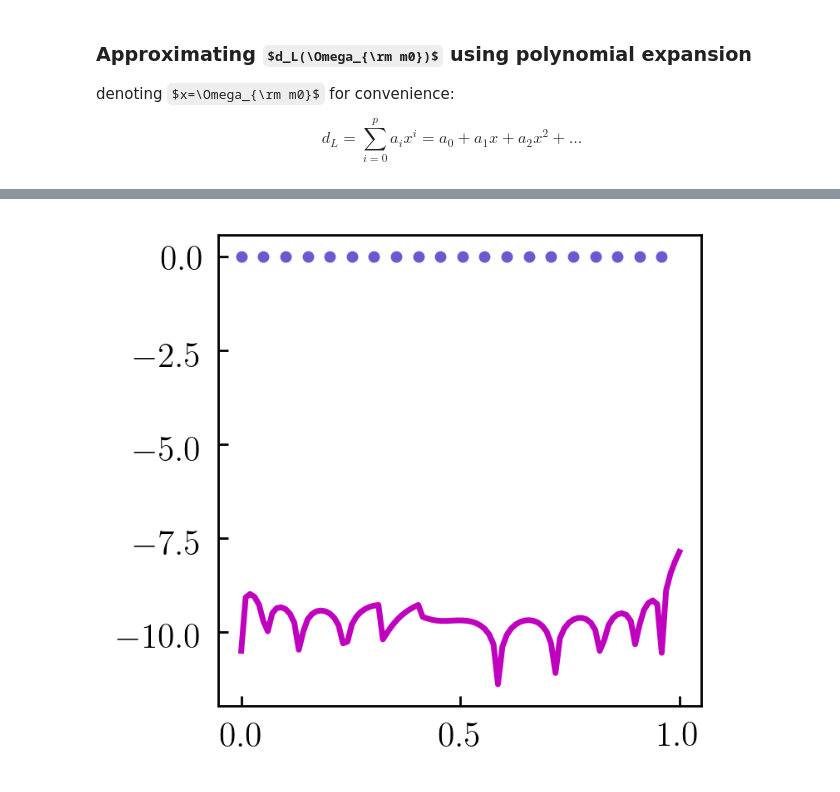
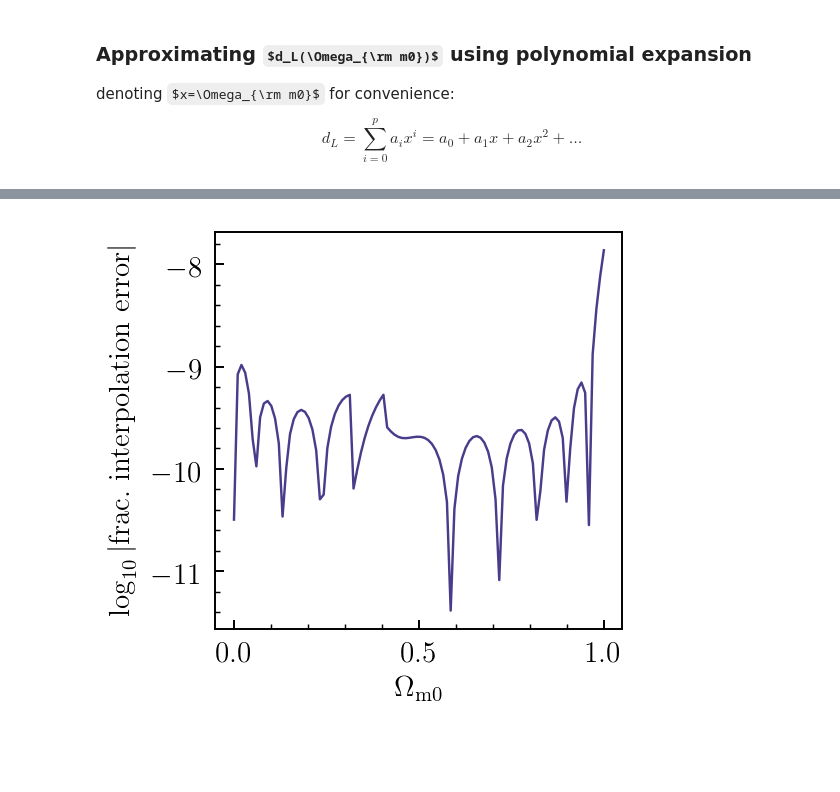
Before and after one commit to a-kravtsov/a211w20, a Jupyter notebook: 02_integration_approximation.ipynb, the cells around one changed output, grey strips where cells are left out. Cells and saved outputs as stored; diff of their text form; code cells hidden in the pictures; some formulas as TeX source; blank space fills up the shorter version.

```diff
--- a/02_integration_approximation.ipynb
+++ b/02_integration_approximation.ipynb
@@ -279,7 +281,7 @@ def trapzd2(func, a, b, hstep):
     return (4.*trapzd(func, a, b, 0.5*hstep) - trapzd(func, a, b, hstep)) / 3.
 # %%
 # integrate e^x from a, b - exact integral = e^b - e^a
-a = 0; b = 1
+a = 0.; b = 1.
 ns = 20
 
 fexact = np.exp(b) - np.exp(a)
@@ -670,6 +689,6 @@ dL = np.zeros_like(z)
 import timeit
 tstart = timeit.default_timer()
 for i, zd in enumerate(z):
-    dL[i] = d_L_romberg(zd, H0, Om0, OmL, atol=1.15e-16, rtol=1.15e-16)
+    dL[i] = d_L_romberg(zd, H0, Om0, OmL, atol=1.e-8, rtol=1.e-18)
 print("Romberg execution time = %.2g sec"%(timeit.default_timer()-tstart))
 # %% [output]
@@ -817,9 +846,10 @@ plot_line_points(Om0, pfit(Om0), xp=Om0[::nss], yp=dLgrid[::nss,nsOmL], points=T
 # %%
 frac_error = np.log10(np.maximum(np.abs(1.0-pfit(Om0)/dLgrid[:,nsOmL]), 2.e-16))
 
-plot_line_plus_points(Om0, frac_error, xp=Om0[::nss], yp=np.zeros_like(Om0[::nss]), points=True, figsize=3)
+plot_line_points(Om0, frac_error,
+                 xlabel=r'$\Omega_{\rm m0}$', ylabel=r'$\log_{10}\vert\rm frac.\ interpolation\ error\vert$', figsize=3)
 # %% [output]
-[figure, old version]
+[figure, new version]
 # %%
 z = 1.0
 tstart = timeit.default_timer()
```
Also changed, not shown: parts of 33 cells of this notebook.
